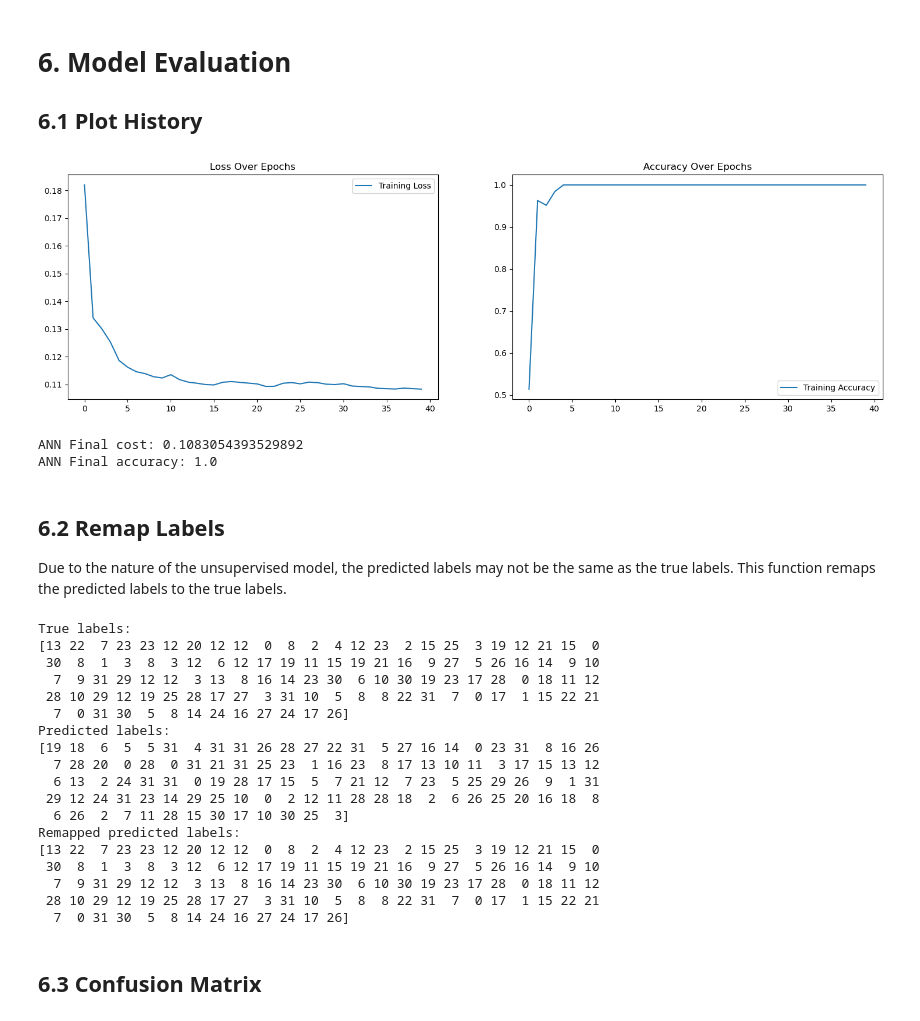
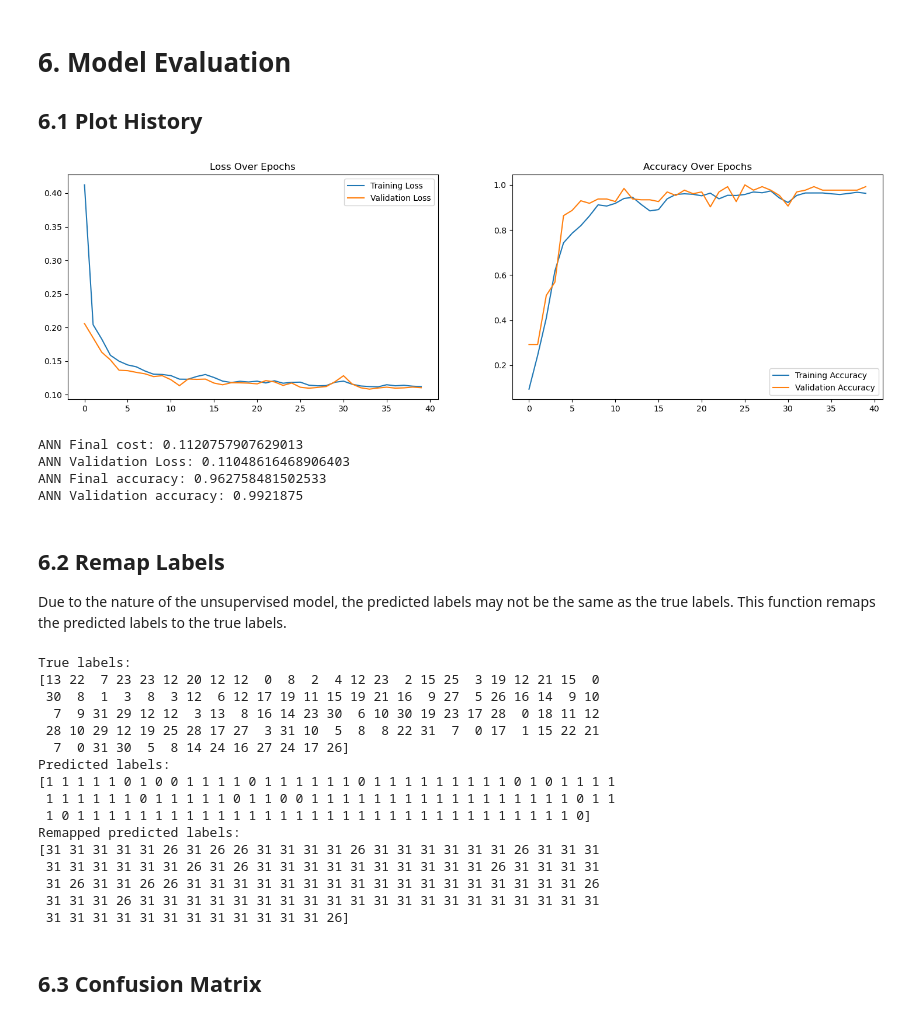
Before and after one commit to chengxinzhaox/ML-Learn-recourses, a Jupyter notebook: cw2/202018020317_CW2.ipynb, the cells around one changed output. Cells and saved outputs as stored; diff of their text form; code cells hidden in the pictures.

```diff
--- a/cw2/202018020317_CW2.ipynb
+++ b/cw2/202018020317_CW2.ipynb
@@ -187,21 +237,29 @@ class ANNClassifier:
         Compiles the model.
         :param optimizer: The optimizer to use
         """
-        self.model.compile(optimizer=optimizer,
-                           loss=categorical_Entropy_Loss_Function,
-                           metrics=[accuracy])
+        self.model.compile(optimizer=optimizer, loss=categorical_Entropy_Loss_Function, metrics=[accuracy])
 
-    def fit(self, X, y, epochs, batch_size):
+    def fit(self, X, y, epochs, batch_size, validation_data):
         """
         Fits the model to the training data.
         :param X: the training data
         :param y: the training labels
         :param epochs: the number of epochs
         :param batch_size: the batch size
+        :param validation_data: the validation data and labels
         :return: the history of the training process
         """
-        self.history = self.model.fit(X, y, epochs=epochs, batch_size=batch_size)
+        self.history = self.model.fit(X, y, epochs=epochs, batch_size=batch_size, validation_data=validation_data)
         return self.history
+
+    def explain(self, X):
+        """
+        Explains the model's predictions.
+        :param X: the data used for prediction
+        :return: the explanation
+        """
+        explainer = shap.DeepExplainer(self.model, X)
+        return explainer.shap_values(X)
 
     def predict(self, X):
         """
@@ -241,7 +299,7 @@ class Ensemble:
         self.supervised_model = supervised_model
         self.unsupervised_model = unsupervised_model
 
-    def fit(self, X, y, epochs, batch_size):
+    def fit(self, X, y, epochs, batch_size, validation_data):
         """
         Fits the model to the training data.
         :param X: the training data
@@ -250,7 +308,7 @@ class Ensemble:
         :param batch_size: the batch size in the ANN
         :return: the history of the training process
         """
-        loss_history = self.supervised_model.fit(X, y, epochs, batch_size)
+        loss_history = self.supervised_model.fit(X, y, epochs, batch_size, validation_data=validation_data)
         features = self.supervised_model.predict(X)
         print(features.shape)
         self.unsupervised_model.fit(features)
@@ -369,8 +432,8 @@ DistributionPlotter(np.argmax(y_test, axis=1)).plot(title="Test Set")
 ## 5.1 Model Construction
 # %%
 ann = ANNClassifier(input_shape=X_train.shape[1:], num_classes=y_train.shape[1],
-                    hidden_layers_sizes=(128, 128, 128, 128))
-ann.compile(optimizer=tf.keras.optimizers.Adam(learning_rate=0.001))
-gmm = GMMClassifier(n_components=y_train.shape[1])
+                    hidden_layers_sizes=(128, 128))
+ann.compile(optimizer=tf.keras.optimizers.Adam(learning_rate=0.009))
+gmm = GMMClassifier(n_components=2)
 ensemble = Ensemble(ann, gmm)
 # %% [output]
@@ -379,8 +447,7 @@ WARNING:absl:There is a known slowdown when using v2.11+ Keras optimizers on M1/
 # %% [markdown]
 ## 5.2 Model Training
 # %%
-history = ensemble.fit(X_train, y_train, epochs=40, batch_size=32)
-
+history = ensemble.fit(X_train, y_train, epochs=40, batch_size=32, validation_data=(X_test, y_test))
 y_pred = ensemble.predict(X_test)
 y_test = np.argmax(y_test, axis=1)
 # %% [output]
@@ -411,25 +482,31 @@ Epoch 40/40
 # %%
 def plot_history(history):
     plt.figure(figsize=(18, 5))
     plt.subplot(1, 2, 1)
     plt.plot(history.history['loss'], label='Training Loss')
+    plt.plot(history.history['val_loss'], label='Validation Loss')
     plt.title('Loss Over Epochs')
     plt.legend()
 
     plt.subplot(1, 2, 2)
     plt.plot(history.history['accuracy'], label='Training Accuracy')
+    plt.plot(history.history['val_accuracy'], label='Validation Accuracy')
     plt.title('Accuracy Over Epochs')
     plt.legend()
     plt.show()
 
 
 plot_history(history)
 print('ANN Final cost:', history.history['loss'][-1])
+print('ANN Validation Loss:', history.history['val_loss'][-1])
 print('ANN Final accuracy:', history.history['accuracy'][-1])
+print('ANN Validation accuracy:', history.history['val_accuracy'][-1])
 # %% [output]
-[figure, old version]
+[figure, new version]
-ANN Final cost: 0.1083054393529892
-ANN Final accuracy: 1.0
+ANN Final cost: 0.1120757907629013
+ANN Validation Loss: 0.11048616468906403
+ANN Final accuracy: 0.962758481502533
+ANN Validation accuracy: 0.9921875
 # %% [markdown]
 ## 6.2 Remap Labels
 Due to the nature of the unsupervised model, the predicted labels may not be the same as the true labels. This function remaps the predicted labels to the true labels.
@@ -463,17 +541,15 @@ True labels:
  28 10 29 12 19 25 28 17 27  3 31 10  5  8  8 22 31  7  0 17  1 15 22 21
   7  0 31 30  5  8 14 24 16 27 24 17 26]
 Predicted labels:
-[19 18  6  5  5 31  4 31 31 26 28 27 22 31  5 27 16 14  0 23 31  8 16 26
-  7 28 20  0 28  0 31 21 31 25 23  1 16 23  8 17 13 10 11  3 17 15 13 12
-  6 13  2 24 31 31  0 19 28 17 15  5  7 21 12  7 23  5 25 29 26  9  1 31
- 29 12 24 31 23 14 29 25 10  0  2 12 11 28 28 18  2  6 26 25 20 16 18  8
-  6 26  2  7 11 28 15 30 17 10 30 25  3]
+[1 1 1 1 1 0 1 0 0 1 1 1 1 0 1 1 1 1 1 1 0 1 1 1 1 1 1 1 1 1 0 1 0 1 1 1 1
+ 1 1 1 1 1 1 0 1 1 1 1 1 0 1 1 0 0 1 1 1 1 1 1 1 1 1 1 1 1 1 1 1 1 1 0 1 1
+ 1 0 1 1 1 1 1 1 1 1 1 1 1 1 1 1 1 1 1 1 1 1 1 1 1 1 1 1 1 1 1 1 1 1 0]
 Remapped predicted labels:
-[13 22  7 23 23 12 20 12 12  0  8  2  4 12 23  2 15 25  3 19 12 21 15  0
- 30  8  1  3  8  3 12  6 12 17 19 11 15 19 21 16  9 27  5 26 16 14  9 10
-  7  9 31 29 12 12  3 13  8 16 14 23 30  6 10 30 19 23 17 28  0 18 11 12
- 28 10 29 12 19 25 28 17 27  3 31 10  5  8  8 22 31  7  0 17  1 15 22 21
-  7  0 31 30  5  8 14 24 16 27 24 17 26]
+[31 31 31 31 31 26 31 26 26 31 31 31 31 26 31 31 31 31 31 31 26 31 31 31
+ 31 31 31 31 31 31 26 31 26 31 31 31 31 31 31 31 31 31 31 26 31 31 31 31
+ 31 26 31 31 26 26 31 31 31 31 31 31 31 31 31 31 31 31 31 31 31 31 31 26
+ 31 31 31 26 31 31 31 31 31 31 31 31 31 31 31 31 31 31 31 31 31 31 31 31
+ 31 31 31 31 31 31 31 31 31 31 31 31 26]
 # %% [markdown]
 ## 6.3 Confusion Matrix
 # %%
```
Also changed, not shown: parts of 39 cells of this notebook, 1 other file.
